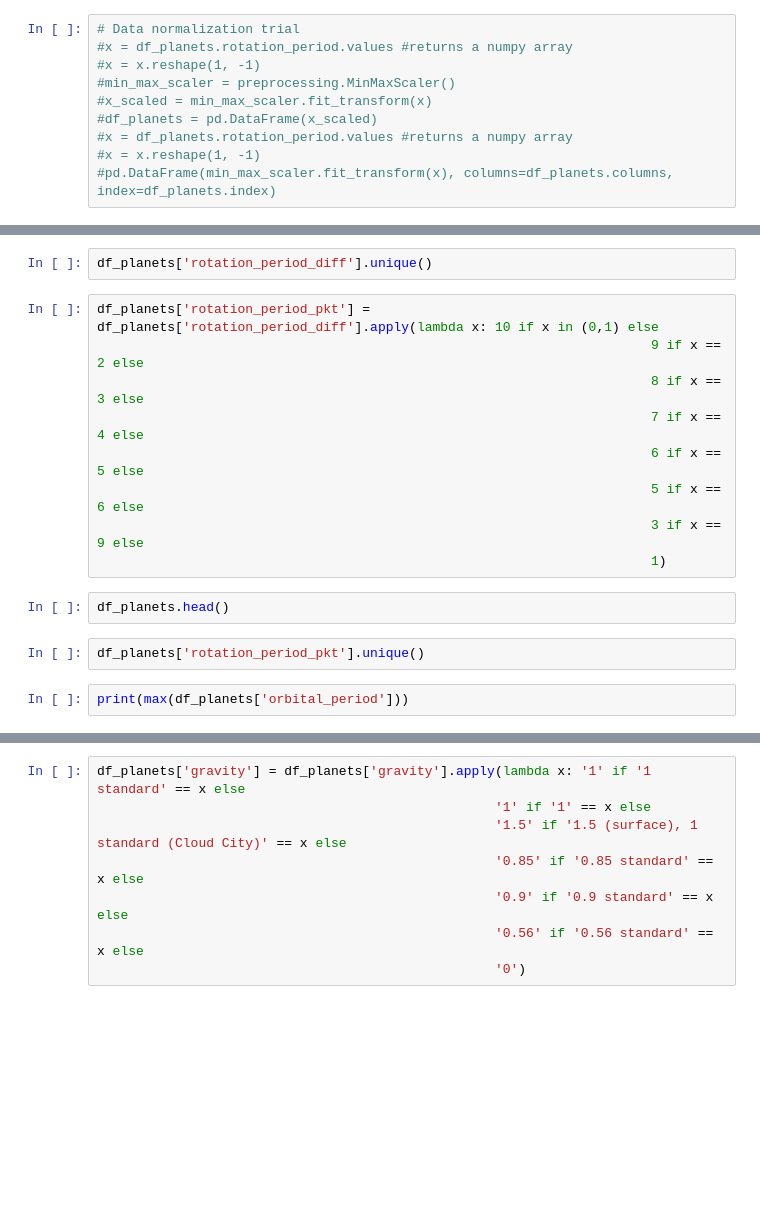
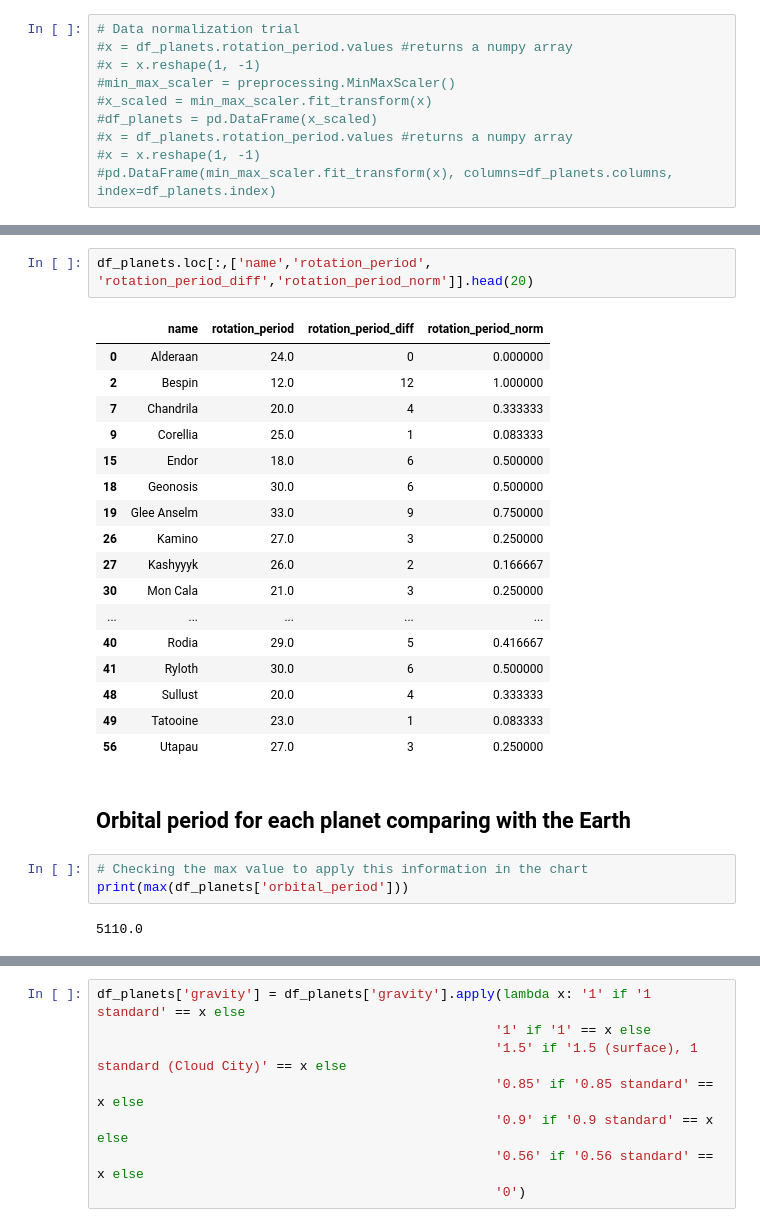
Before and after one commit to veliona/ministryofdata, a Jupyter notebook: star-wars-analysis.ipynb, the cells around one changed output, grey strips where cells are left out. Saved outputs shown, nothing was run; the diff lists cells and outputs as text; blank space fills up the shorter version.

```diff
--- a/star-wars-analysis.ipynb
+++ b/star-wars-analysis.ipynb
@@ -256,20 +224,30 @@ print(1.2*10)
-# %%
-df_planets['rotation_period_diff'].unique()
-# %%
-df_planets['rotation_period_pkt'] = df_planets['rotation_period_diff'].apply(lambda x: 10 if x in (0,1) else
-                                                                       9 if x == 2 else
-                                                                       8 if x == 3 else
-                                                                       7 if x == 4 else
-                                                                       6 if x == 5 else
-                                                                       5 if x == 6 else
-                                                                       3 if x == 9 else
-                                                                       1)
-# %%
-df_planets.head()
-# %%
-df_planets['rotation_period_pkt'].unique()
-# %%
-print(max(df_planets['orbital_period']))
+# %%
+df_planets.loc[:,['name','rotation_period', 'rotation_period_diff','rotation_period_norm']].head(20)
+# %% [output]
+|  | name | rotation_period | rotation_period_diff | rotation_period_norm |
+| 0 | Alderaan | 24.0 | 0 | 0.000000 |
+| 2 | Bespin | 12.0 | 12 | 1.000000 |
+| 7 | Chandrila | 20.0 | 4 | 0.333333 |
+| 9 | Corellia | 25.0 | 1 | 0.083333 |
+| 15 | Endor | 18.0 | 6 | 0.500000 |
+| 18 | Geonosis | 30.0 | 6 | 0.500000 |
+| 19 | Glee Anselm | 33.0 | 9 | 0.750000 |
+| 26 | Kamino | 27.0 | 3 | 0.250000 |
+| 27 | Kashyyyk | 26.0 | 2 | 0.166667 |
+| 30 | Mon Cala | 21.0 | 3 | 0.250000 |
+| ... | ... | ... | ... | ... |
+| 40 | Rodia | 29.0 | 5 | 0.416667 |
+| 41 | Ryloth | 30.0 | 6 | 0.500000 |
+| 48 | Sullust | 20.0 | 4 | 0.333333 |
+| 49 | Tatooine | 23.0 | 1 | 0.083333 |
+| 56 | Utapau | 27.0 | 3 | 0.250000 |
+# %% [markdown]
+## Orbital period for each planet comparing with the Earth
+# %%
+# Checking the max value to apply this information in the chart
+print(max(df_planets['orbital_period']))
+# %% [output]
+5110.0
 # %%
 fig, ax = plt.subplots(figsize=(15,5))
 
```
Also changed, not shown: parts of 43 cells of this notebook.
